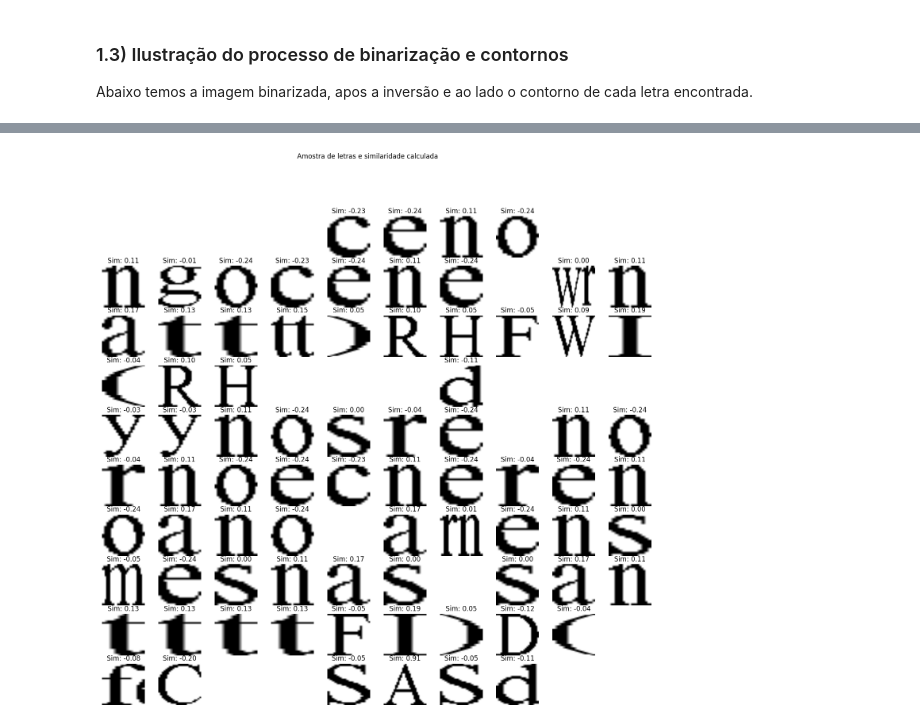
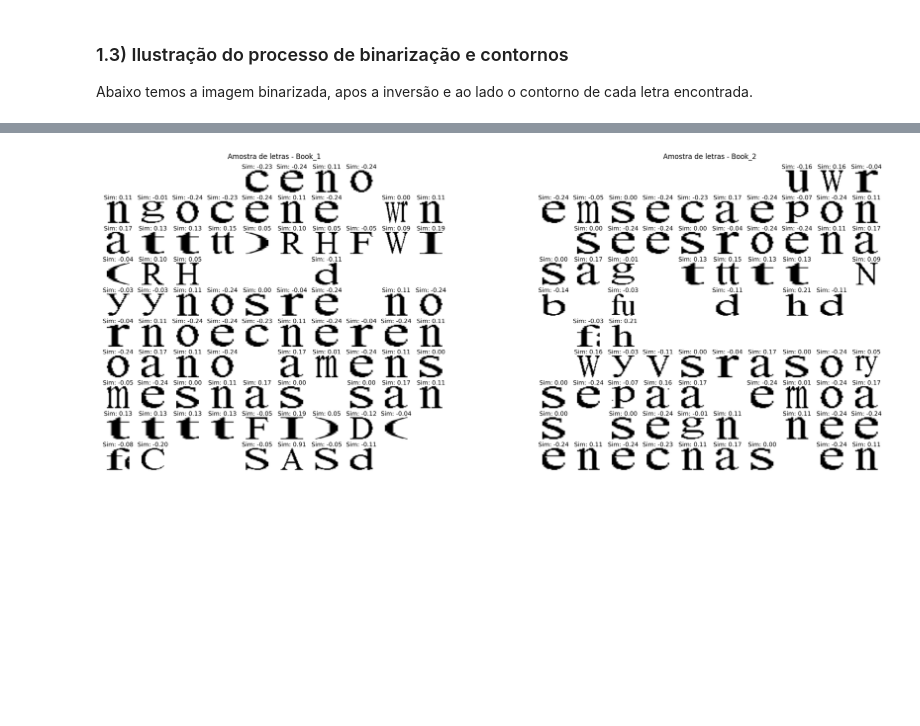
Before and after one commit to Manuelfjr/pdi, a Jupyter notebook: notebooks/02_02_atv02_code_q08_sol2.ipynb, the cells around one changed output, grey strips where cells are left out. Drawn from its saved outputs; the diff is of its cells as text; code cells hidden in the pictures; blank space fills up the shorter version.

```diff
--- a/notebooks/02_02_atv02_code_q08_sol2.ipynb
+++ b/notebooks/02_02_atv02_code_q08_sol2.ipynb
@@ -110,14 +125,15 @@ _ = cv2.drawContours(imagem_com_contornos, contornos, -1, (0, 255, 0), 1)
 Abaixo temos a imagem binarizada, apos a inversão e ao lado o contorno de cada letra encontrada.
 # %%
 # Mostra imagem binarizada e com contornos lado a lado
-fig1, ax1 = plt.subplots(1, 2, figsize=(12, 5))
-ax1[0].set_title("Imagem Binarizada (Inversa)")
-ax1[0].imshow(img_bin, cmap='gray')
-ax1[0].axis('off')
+fig1, ax1 = plt.subplots(len(imgs_processed), 2, figsize=(18, 8))
+for idx, name in enumerate(imgs_processed.keys()):
+    ax1[idx, 0].imshow(imgs_processed[name]["img_bin"], cmap='gray')
+    ax1[idx, 0].set_title("Imagem Binarizada (Inversa) - {}".format(name))
+    ax1[idx, 0].axis('off')
 
-ax1[1].set_title("Contornos Detectados")
-ax1[1].imshow(imagem_com_contornos, cmap='gray')
-ax1[1].axis('off')
+    ax1[idx, 1].imshow(imgs_processed[name]["img_com_contornos"], cmap='gray')
+    ax1[idx, 1].set_title("Contornos Detectados - {}".format(name))
+    ax1[idx, 1].axis('off')
 
 fig1.tight_layout()
 fig1.savefig(path_assets / "atv02-q08-i01_k03.png", dpi=400, bbox_inches='tight')
@@ -135,46 +151,63 @@ $$
 
 Abaixo, será  calculado e armazenado as similidades, por meio de uma função criada, além de visualizar uma pequena amostra de letras e suas respectivas similaridades.
 # %%
-fig, ax = plt.subplots(10, 10, figsize=(18, 16))
-ax = ax.flatten()
-for i, contorno in enumerate(contornos):
-    x, y, w, h = cv2.boundingRect(contorno)
+file_paths_imgs = {}
+for name in books_name:
+    fig, ax = plt.subplots(10, 10, figsize=(18, 16))
+    ax = ax.flatten()
+    for i, contorno in enumerate(imgs_processed[name]["contornos"]):
+        x, y, w, h = cv2.boundingRect(contorno)
 
-    letra = img_bin[y:(y + h), x:(x + w)]  # recorta a letra da iamgem
-    letra_resized = cv2.resize(
-        letra,
-        (image_template.shape[1], image_template.shape[0])
-    )  # redimensiona para o tamanho do template
+        letra = imgs_processed[name]["img_bin"][y:(y + h), x:(x + w)]  # recorta a letra da iamgem
+        letra_resized = cv2.resize(
+            letra,
+            (imgs_processed["Template_A"]["img_bin"].shape[1], imgs_processed["Template_A"]["img_bin"].shape[0])
+        )  # redimensiona para o tamanho do template
 
-    letra_norm = 1 - letra_resized / 255.0 # re normalizando para retornar com o fundo branco e letra preta
+        letra_norm = 1 - letra_resized / 255.0 # re normalizando para retornar com o fundo branco e letra preta
 
-    # Outro formato de uso usando a biblioteca OpenCV ###############################################################
-    # res = cv2.matchTemplate(
-    #     letra_norm.astype(np.float32),
-    #     image_template.astype(np.float32),
-    #     cv2.TM_CCOEFF_NORMED
-    # )[0][0]  # calculo de similaridade explicitado
-    #################################################################################################################
-    res = tm_ccoef_normed(letra_norm, image_template)  # calculo de similaridade
-    # simililarity = res[0][0]
-    simililarity = res[0][0]
+        # Outro formato de uso usando a biblioteca OpenCV ###############################################################
+        # res = cv2.matchTemplate(
+        #     letra_norm.astype(np.float32),
+        #     image_template.astype(np.float32),
+        #     cv2.TM_CCOEFF_NORMED
+        # )[0][0]  # calculo de similaridade explicitado
+        #################################################################################################################
+        res = tm_ccoef_normed(letra_norm, image_template)  # calculo de similaridade
+        # simililarity = res[0][0]
+        simililarity = res[0][0]
 
-    contents["contornos"].append(contorno)
-    contents["letra"].append(letra)
-    contents["letra_norm"].append(letra_norm)
-    contents["similarity"].append(simililarity)
+        contents[name]["contornos"].append(contorno)
+        contents[name]["letra"].append(letra)
+        contents[name]["letra_norm"].append(letra_norm)
+        contents[name]["similarity"].append(simililarity)
 
-    if w < 10 or h < 10:  # contornos muito pequenos não serão mostrados
+        if w < 10 or h < 10:  # contornos muito pequenos não serão mostrados
+            if i < (10 * 10):
+                ax[i].axis("off")
+            contents[name]["check_is_valid"].append(False)
+            continue
+        contents[name]["check_is_valid"].append(True)
+
         if i < (10 * 10):
+            ax[i].imshow(letra_norm, cmap='gray')
             ax[i].axis("off")
-        contents["check_is_valid"].append(False)
-        continue
-    contents["check_is_valid"].append(True)
+            ax[i].set_title(f"Sim: {simililarity:.2f}", fontsize=22)
+    fig.tight_layout()
+    file_paths_imgs[name] = path_assets / f"atv02-q08-i01_{name.lower()}.png"
+    fig.savefig(file_paths_imgs[name], dpi=400, bbox_inches='tight')
+    # fig.suptitle("Amostra de letras e similaridade calculada")
+    plt.close()
 
-    if i < (10 * 10):
-        ax[i].imshow(letra_norm, cmap='gray')
-        ax[i].axis("off")
-        ax[i].set_title(f"Sim: {simililarity:.2f}")
+# Mostra amostra de letras extraídas, juntas
+fig, ax = plt.subplots(1, 2, figsize=(22, 8))
+for idx, (name, file_path) in enumerate(file_paths_imgs.items()):
+    img = cv2.imread(file_path, cv2.IMREAD_GRAYSCALE)
+    ax[idx].imshow(img, cmap = 'gray')
+    ax[idx].set_title(f"Amostra de letras - {name}")
+    ax[idx].axis("off")
+
+fig.tight_layout()
 fig.savefig(path_assets / "atv02-q08-i01_k04.png", dpi=400, bbox_inches='tight')
-fig.suptitle("Amostra de letras e similaridade calculada")
+plt.show()
 # %% [output]
@@ -182,2 +214,2 @@ Text(0.5, 0.98, 'Amostra de letras e similaridade calculada')
-[figure, old version]
+[figure, new version]
 # %% [markdown]
```
Also changed, not shown: parts of 29 cells of this notebook, 11 other files.
